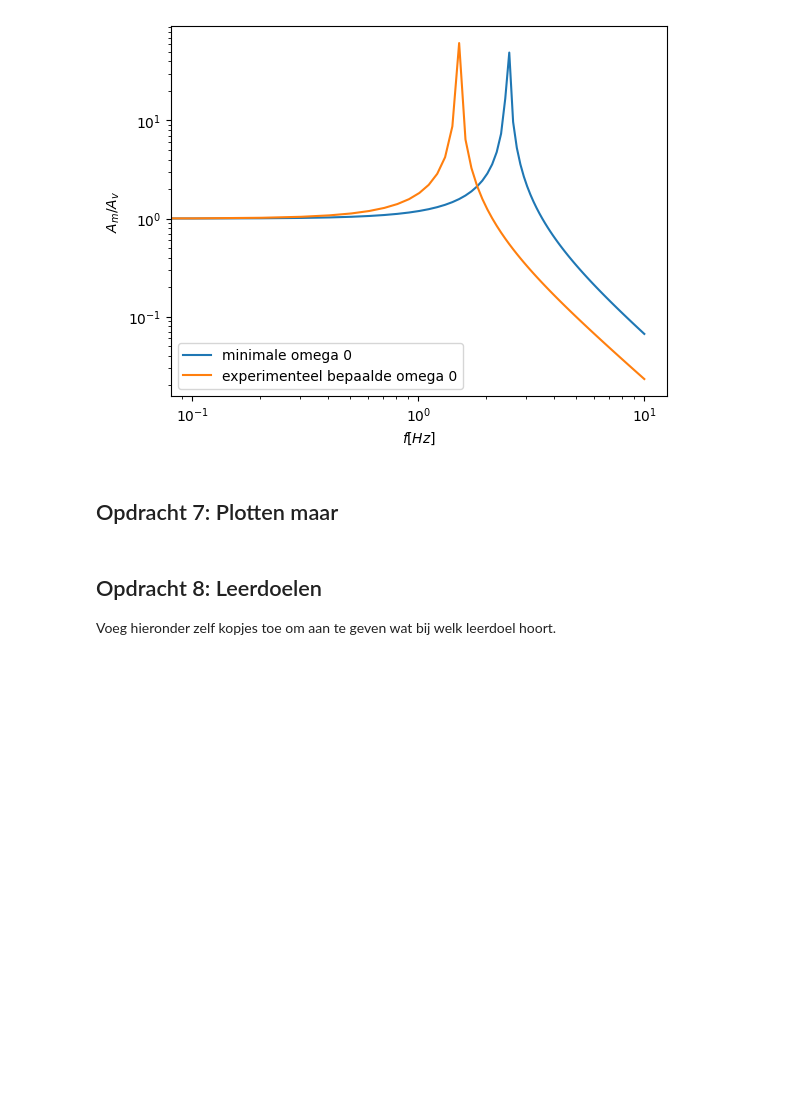
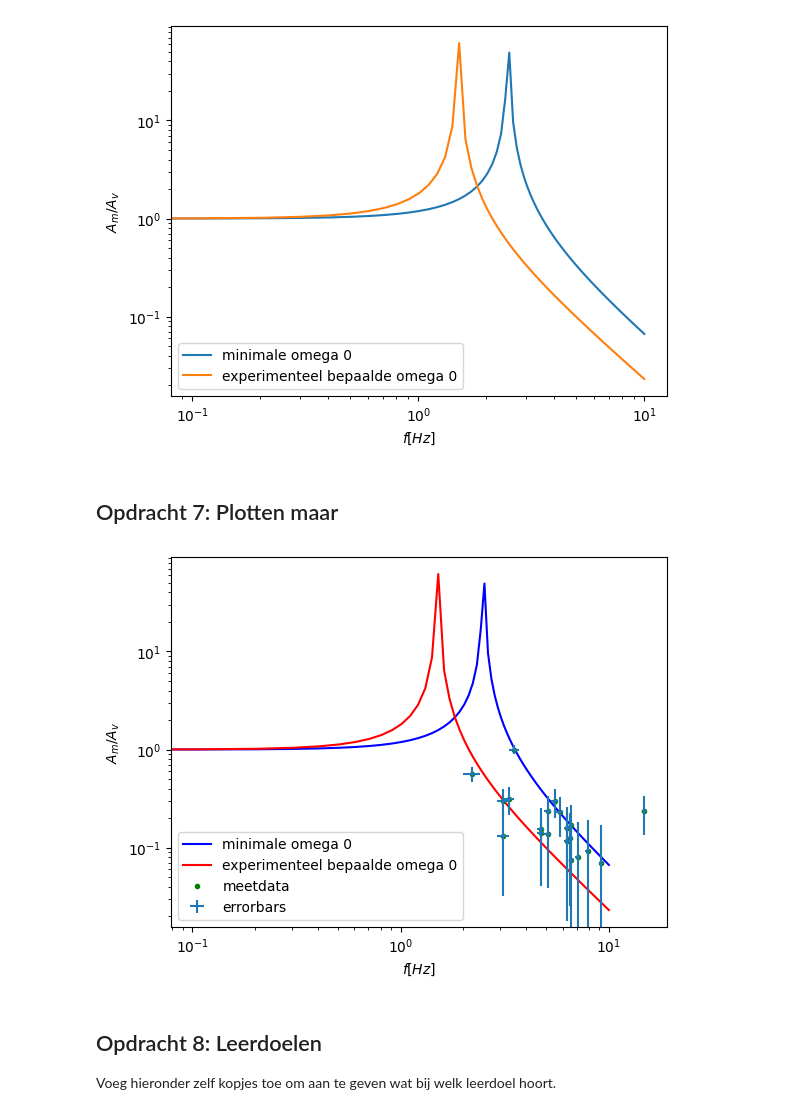
Before and after one commit to HugoRuttenTU/opdrachten-DEF-D, a Jupyter notebook: FysiekeOntwerpopdrachten/5MaakEenOpstellingTrillingsvrij/Ontwerpopdracht5MaakEenOpstellingTrillingsvrijInvulTemplate.ipynb, the cells around one changed output. Cells and saved outputs as stored; diff of their text form; code cells hidden in the pictures; blank space fills up the shorter version.

```diff
--- a/FysiekeOntwerpopdrachten/5MaakEenOpstellingTrillingsvrij/Ontwerpopdracht5MaakEenOpstellingTrillingsvrijInvulTemplate.ipynb
+++ b/FysiekeOntwerpopdrachten/5MaakEenOpstellingTrillingsvrij/Ontwerpopdracht5MaakEenOpstellingTrillingsvrijInvulTemplate.ipynb
@@ -166,6 +166,29 @@ plt.show()
 ## Opdracht 7: Plotten maar
 # %%
 # Voeg hier je plots in.
+# Voeg hier je plot in.
+
+def formule(f, omega_0):
+    return np.abs(1 / (1-((2*np.pi * f)**2)/(omega_0 **2)))
+omega_02 = np.sqrt(9.81/0.11)
+omega_01 = np.sqrt(((10*np.pi)**2)/4)
+
+f_rand = np.linspace(0, 10, 100)
+
+freq = np.array([3.1,6.3,5.8,3.3,3.1,6.6,5.1,7.1,4.7,6.3,6.5,6.6,4.7,5.1,2.2,3.5,14.8,9.2,7.9,5.5])
+ampm = np.array([0.14,0.12,1.17,0.63,0.12,0.22,0.37,0.35,0.43,0.67,0.25,0.28,0.5,0.29,0.17,0.18,1.39,0.46,0.23,0.83])
+ampv = np.array([0.47,0.76,5.12,1.99,0.91,1.3,2.66,4.34,2.79,5.68,1.99,3.72,3.55,1.24,0.3,0.18,5.89,6.67,2.51,2.78])
+
+plt.loglog(f_rand, formule(f_rand, omega_01),'b',label='minimale omega 0')
+plt.loglog(f_rand, formule(f_rand, omega_02),'r',label='experimenteel bepaalde omega 0')
+plt.loglog(freq,ampm/ampv,'g.', label='meetdata')
+plt.errorbar(freq,ampm/ampv, xerr= 0.2, yerr=0.1,fmt='none',label='errorbars' )
+plt.legend()
+plt.ylabel('$A_m / A_v$')
+plt.xlabel("$f [Hz]$")
+plt.show()
+# %% [output]
+[figure, added]
 # %% [markdown]
 ## Opdracht 8: Leerdoelen
 Voeg hieronder zelf kopjes toe om aan te geven wat bij welk leerdoel hoort.
```
Also changed, not shown: parts of 1 cell of this notebook.
